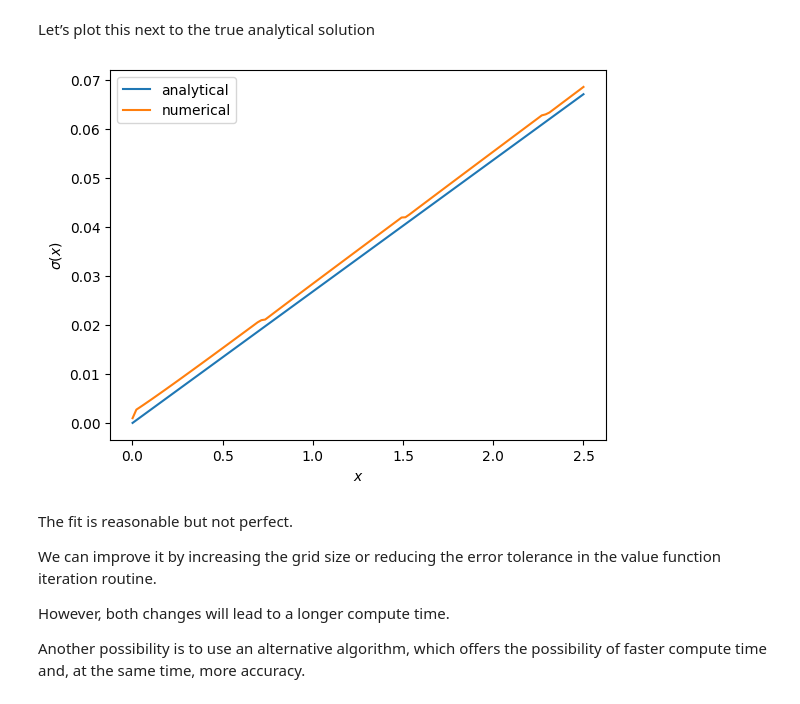
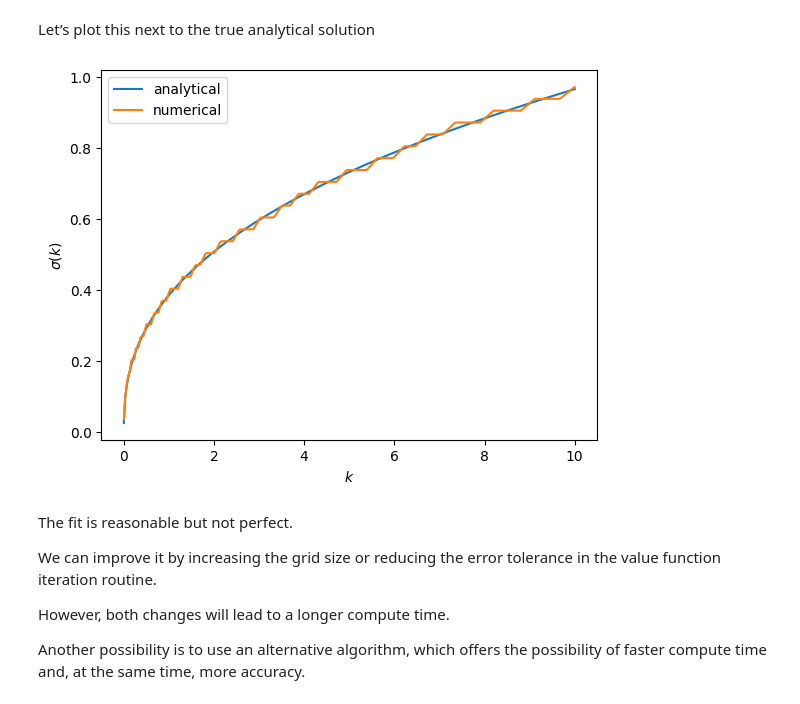
Before and after one commit to aledinola/Python_vs_Matlab, a Jupyter notebook: cake_eating_numerical_ale.ipynb, the cells around one changed output. Drawn from its saved outputs; the diff is of its cells as text; code cells hidden in the pictures.

```diff
--- a/cake_eating_numerical_ale.ipynb
+++ b/cake_eating_numerical_ale.ipynb
@@ -230,10 +234,11 @@ def T(
     v_new = np.empty_like(v)
 
     # Calculate Tv(x) for all x
-    for i, k_today in enumerate(model.k_grid):
+    for i, k in enumerate(model.k_grid):
         # Maximize RHS of Bellman equation with respect to k' over [0, f(k)]
-        y_today = f_prod(k_today, model.α)
-        _, v_new[i] = maximize(lambda kprime: RHS(kprime, k_today, v, model), y_today)
+        lower_bound = model.k_grid[0]
+        upper_bound = f_prod(k, model.α) - 1e-10
+        _, v_new[i] = maximize(lambda kprime: RHS(kprime, k, v, model), lower_bound,upper_bound)
 
     return v_new
 # %% [markdown]
@@ -241,7 +246,7 @@ After defining the Bellman operator, we are ready to solve the model.
 
 Let’s start by creating a model using the default parameterization.
 # %%
-model = create_cake_eating_model()
+model = create_growth_model()
 β, alpha, k_grid = model
 # %% [markdown]
 Now let’s see iteration of the value function in action.
@@ -249,8 +254,10 @@ Now let’s see iteration of the value function in action.
 We start from guess $ v $ given by $ v(x) = u(x) $ for every
 $ x $ grid point.
 # %%
-v = f_util(k_grid)  # Initial guess
-n = 12                  # Number of iterations
+from numpy._core.fromnumeric import size
+
+v = np.zeros(len(k_grid))  # Initial guess
+n = 12                     # Number of iterations
 fig, ax = plt.subplots()
 
 # Initial plot
@@ -421,8 +384,9 @@ def get_greedy(
     for i, k in enumerate(model.k_grid):
         # Maximize RHS of Bellman equation at state k, with respect to k', over [0,y]
         # where y=f(k)
+        lower_bound = model.k_grid[0]
         y = f_prod(k, model.α)
-        σ[i], _ = maximize(lambda kprime: B(kprime, k, v, model), y)
+        σ[i], _ = maximize(lambda kprime: RHS(kprime, k, v, model), lower_bound, y)
 
     return σ
 # %% [markdown]
@@ -434,19 +398,19 @@ Now let’s pass the approximate value function and compute optimal consumption:
 <a id='pol-an'></a>
 Let’s plot this next to the true analytical solution
 # %%
-kprime_analytical = c_star(model.k_grid, model.β, model.γ)
+kprime_analytical = k_star(model.k_grid, model.α, model.β)
 
 fig, ax = plt.subplots()
 
 ax.plot(model.k_grid, kprime_analytical, label='analytical')
 ax.plot(model.k_grid, σ, label='numerical')
-ax.set_ylabel(r'$\sigma(x)$')
-ax.set_xlabel('$x$')
+ax.set_ylabel(r'$\sigma(k)$')
+ax.set_xlabel('$k$')
 ax.legend()
 
 plt.show()
 # %% [output]
-[figure, old version]
+[figure, new version]
 # %% [markdown]
 The fit is reasonable but not perfect.
 
```
Also changed, not shown: parts of 12 cells of this notebook.
